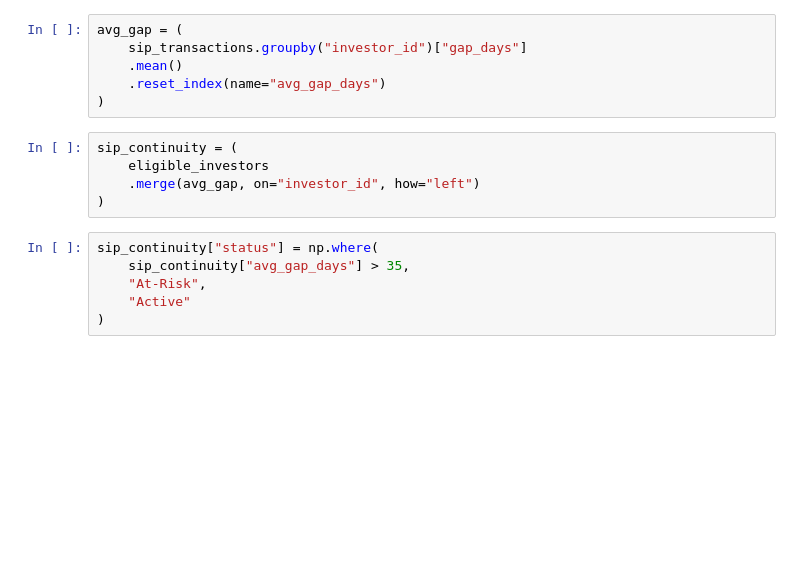
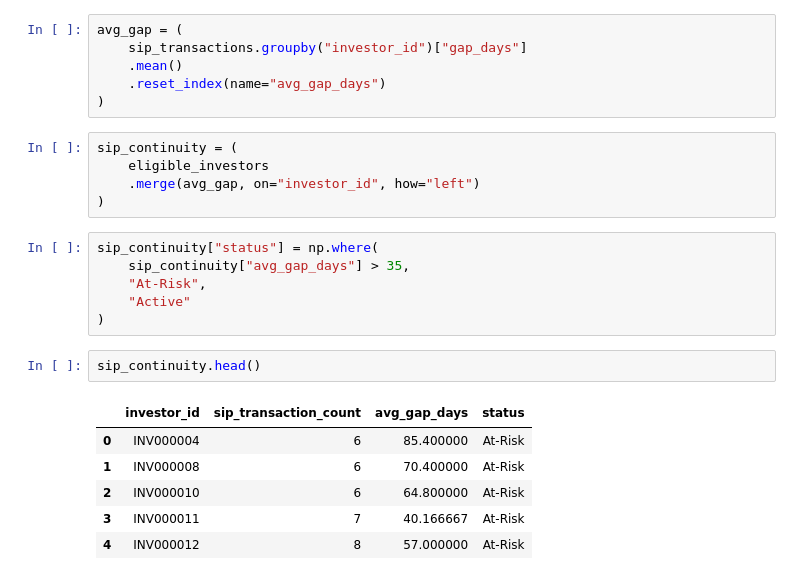
Before and after one commit to raj-ankur62/Mutual-Fund-Analytics, a Jupyter notebook: notebooks/Risk_Analytics.ipynb, the cells around one changed output. Drawn from its saved outputs; the diff is of its cells as text; blank space fills up the shorter version.

Commit message:
Add SIP continuity analysis and at-risk investor flags

```diff
--- a/notebooks/Risk_Analytics.ipynb
+++ b/notebooks/Risk_Analytics.ipynb
@@ -246,3 +246,12 @@ sip_continuity["status"] = np.where(
     "At-Risk",
     "Active"
 )
+# %%
+sip_continuity.head()
+# %% [output]
+|  | investor_id | sip_transaction_count | avg_gap_days | status |
+| 0 | INV000004 | 6 | 85.400000 | At-Risk |
+| 1 | INV000008 | 6 | 70.400000 | At-Risk |
+| 2 | INV000010 | 6 | 64.800000 | At-Risk |
+| 3 | INV000011 | 7 | 40.166667 | At-Risk |
+| 4 | INV000012 | 8 | 57.000000 | At-Risk |
```
Also changed, not shown: parts of 2 cells of this notebook.
